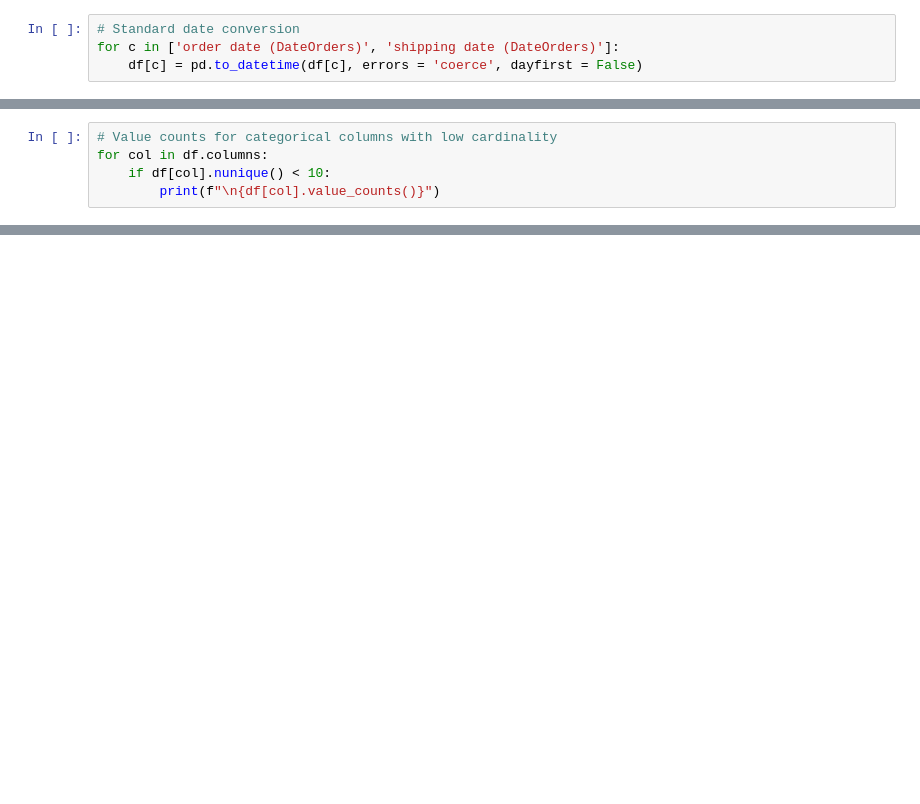
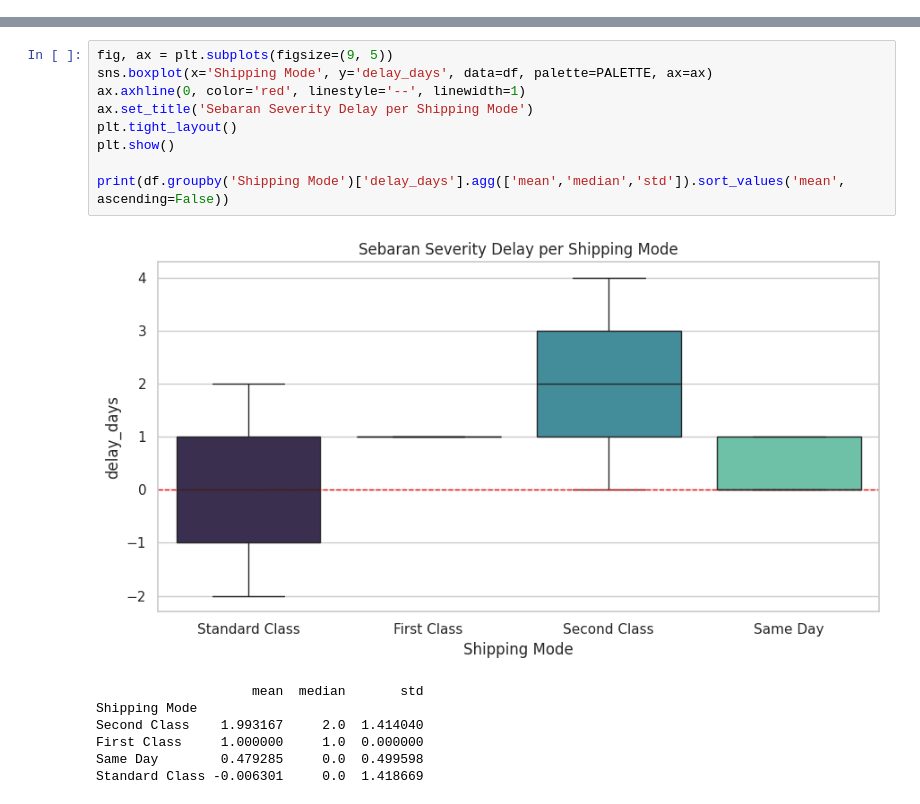
Before and after one commit to hastabudiawan/Supply-Chain-Analysis, a Jupyter notebook: Supply_Chain_Analysis.ipynb, the cells around one changed output, grey strips where cells are left out. Saved outputs shown, nothing was run; the diff lists cells and outputs as text; blank space fills up the shorter version.

```diff
--- a/Supply_Chain_Analysis.ipynb
+++ b/Supply_Chain_Analysis.ipynb
@@ -139,4 +0,0 @@ df = df [df ['Delivery Status'] != 'Shipping canceled']
-# %%
-# Standard date conversion
-for c in ['order date (DateOrders)', 'shipping date (DateOrders)']:
-    df[c] = pd.to_datetime(df[c], errors = 'coerce', dayfirst = False)
@@ -171,5 +0,0 @@ df.head()
-# %%
-# Value counts for categorical columns with low cardinality
-for col in df.columns:
-    if df[col].nunique() < 10:
-        print(f"\n{df[col].value_counts()}")
@@ -814,0 +141,17 @@ For business operations, that's useful because the company could potentially fla
+# %%
+fig, ax = plt.subplots(figsize=(9, 5))
+sns.boxplot(x='Shipping Mode', y='delay_days', data=df, palette=PALETTE, ax=ax)
+ax.axhline(0, color='red', linestyle='--', linewidth=1)
+ax.set_title('Sebaran Severity Delay per Shipping Mode')
+plt.tight_layout()
+plt.show()
+
+print(df.groupby('Shipping Mode')['delay_days'].agg(['mean','median','std']).sort_values('mean', ascending=False))
+# %% [output]
+[figure, added]
+                    mean  median       std
+Shipping Mode
+Second Class    1.993167     2.0  1.414040
+First Class     1.000000     1.0  0.000000
+Same Day        0.479285     0.0  0.499598
+Standard Class -0.006301     0.0  1.418669
```
Also changed, not shown: parts of 102 cells of this notebook.
